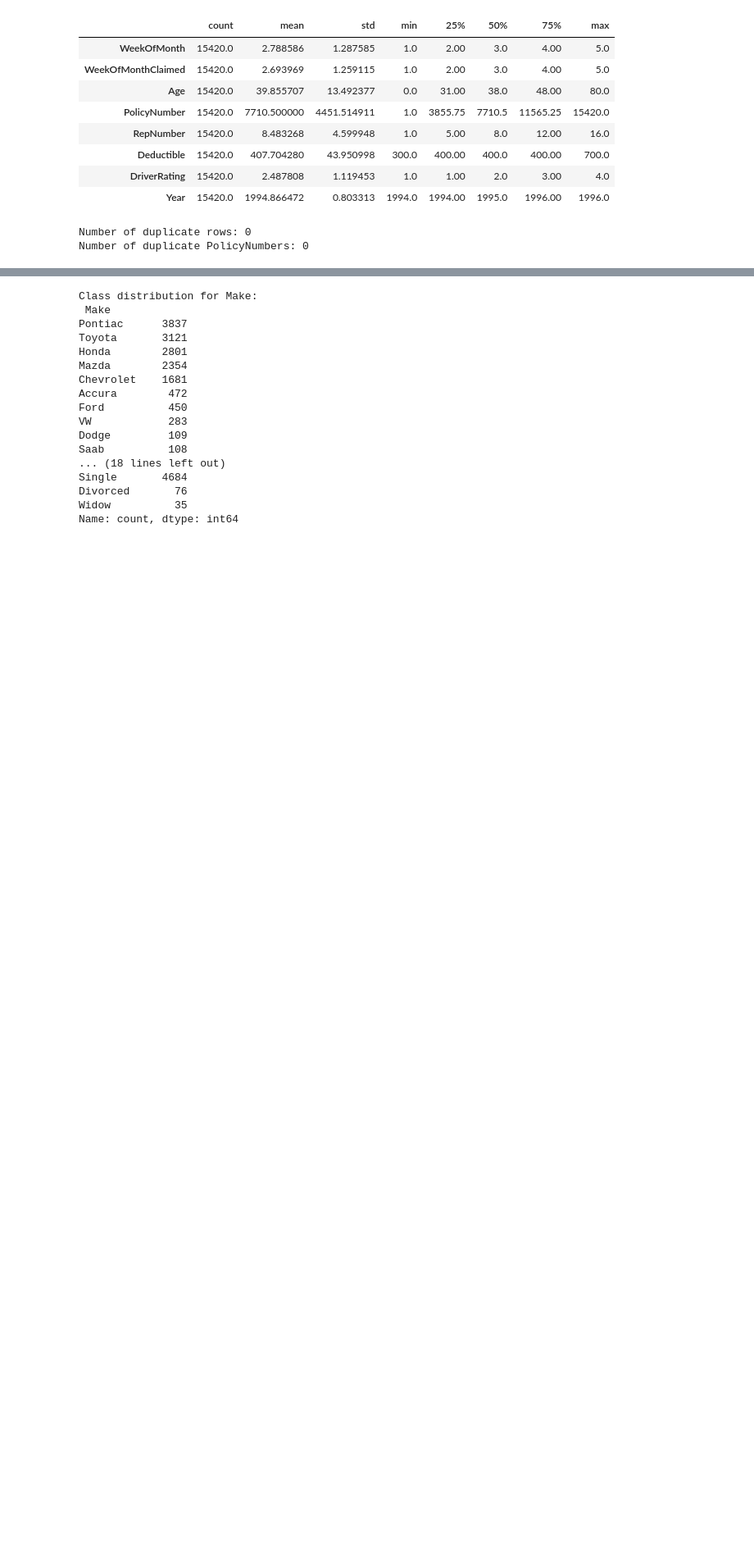
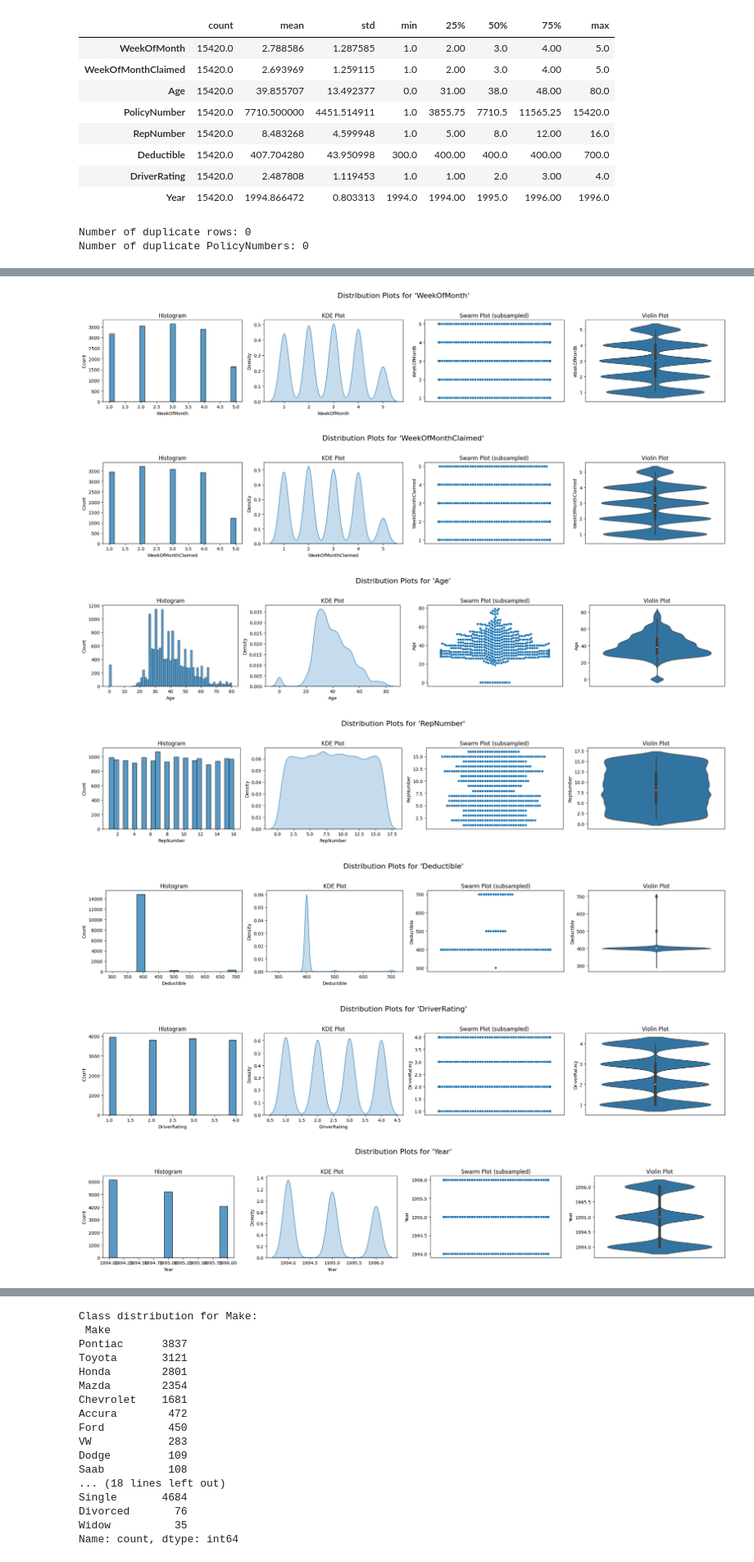
Before and after one commit to SergeyNelyapenkoBU/2025-spring-B2, a Jupyter notebook: OMDS-ModB2-Week04-Nelyapenko-Sergey_carclaims.ipynb, the cells around one changed output, grey strips where cells are left out. Shown at 82% size. Drawn from its saved outputs; the diff is of its cells as text; code cells hidden in the pictures; blank space fills up the shorter version.

```diff
--- a/OMDS-ModB2-Week04-Nelyapenko-Sergey_carclaims.ipynb
+++ b/OMDS-ModB2-Week04-Nelyapenko-Sergey_carclaims.ipynb
@@ -148,6 +149,9 @@ print(f"Number of duplicate PolicyNumbers: {duplicate_customer_ids}")
 # %% [output]
 Number of duplicate rows: 0
 Number of duplicate PolicyNumbers: 0
+# %%
+# Remoing PolicyNumber column
+dataset.drop("PolicyNumber", axis=1, inplace=True)
 # %%
 # Compute mean, median, and mode
 mean_values = dataset.mean(numeric_only=True)
@@ -182,31 +186,43 @@ Year                  1994.866472  1995.0             1994.0
 # %%
+# Select only numeric columns for plotting
 numeric_columns = dataset.select_dtypes(include=['number']).columns
+
 # Loop through each numeric column and create the plots
 for col in numeric_columns:
     # Create a figure with 4 subplots in one row
-    fig, axes = plt.subplots(1, 4, figsize=(20, 5))
+    fig, axes = plt.subplots(1, 4, figsize=(20, 4))
     fig.suptitle(f"Distribution Plots for '{col}'", fontsize=16)
 
-    # Histogram
+    # Histogram Plot
     sns.histplot(dataset[col], ax=axes[0], kde=False)
     axes[0].set_title("Histogram")
 
     # KDE Plot
     sns.kdeplot(dataset[col], ax=axes[1], fill=True)
     axes[1].set_title("KDE Plot")
 
-    # Swarm Plot
-    # For a one-dimensional swarm plot, we create a dummy categorical axis.
-    sns.swarmplot(x=[0]*len(dataset), y=dataset[col], ax=axes[2])
-    axes[2].set_title("Swarm Plot")
-    axes[2].set_xlabel("")  # Remove the x-axis label
-    axes[2].set_xticks([])  # Remove the x ticks
+    # Swarm Plot with Subsampling
+    # Subsample to a maximum of 500 data points to reduce computation time
+    sample_size = min(500, len(dataset))
+    sample_data = dataset[col].sample(n=sample_size, random_state=42)
+    sns.swarmplot(x=[0]*len(sample_data), y=sample_data, ax=axes[2])
+    axes[2].set_title("Swarm Plot (subsampled)")
+    axes[2].set_xlabel("")
+    axes[2].set_xticks([])
 
     # Violin Plot
     sns.violinplot(x=[0]*len(dataset), y=dataset[col], ax=axes[3])
     axes[3].set_title("Violin Plot")
-    axes[3].set_xlabel("")  # Remove the x-axis label
-    axes[3].set_xticks([])  # Remove the x ticks
+    axes[3].set_xlabel("")
+    axes[3].set_xticks([])
 
     plt.tight_layout(rect=[0, 0, 1, 0.95])
     plt.show()
+# %% [output]
+[figure, added]
+[figure, added]
+[figure, added]
+[figure, added]
+[figure, added]
+[figure, added]
+[figure, added]
```
Also changed, not shown: parts of 15 cells of this notebook, 2 other files.
